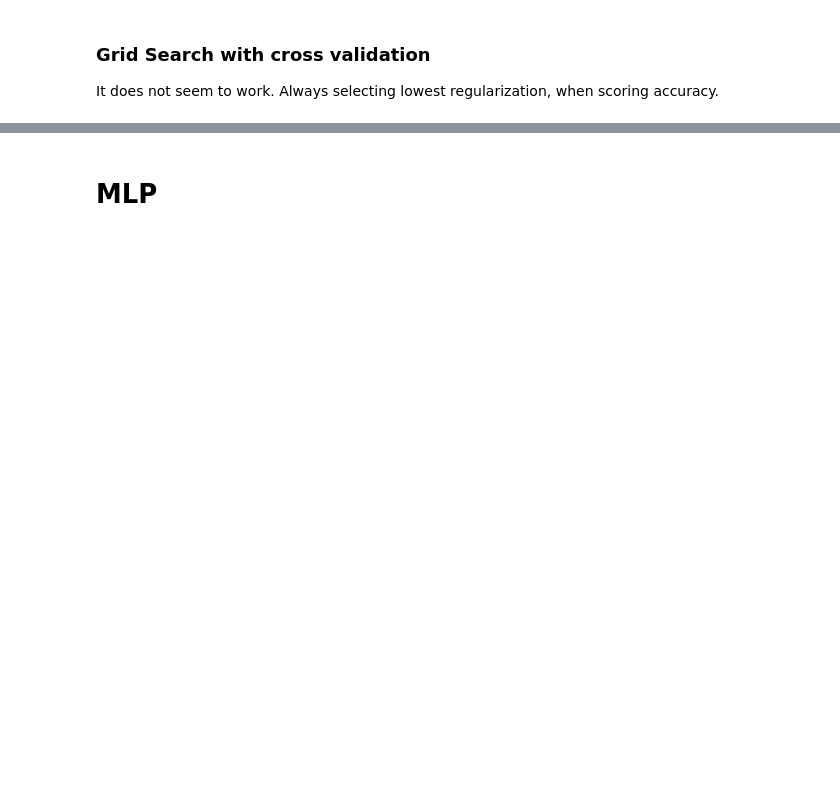
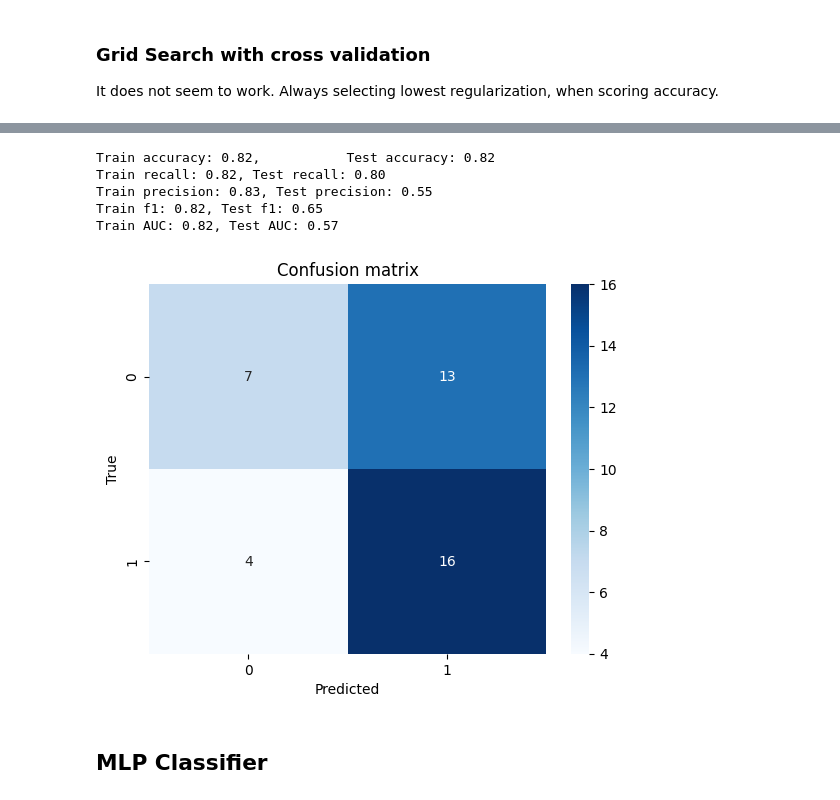
Before and after one commit to Wotaker/masters-thesis, a Jupyter notebook: master_thesis/notebooks/embedd_networks.ipynb, the cells around one changed output, grey strips where cells are left out. Cells and saved outputs as stored; diff of their text form; code cells hidden in the pictures; blank space fills up the shorter version.

```diff
--- a/master_thesis/notebooks/embedd_networks.ipynb
+++ b/master_thesis/notebooks/embedd_networks.ipynb
@@ -191,16 +161,17 @@ plot_confusion_matrix(y_test, y_test_hat)
 # %%
 # Fit Ridge classifier
-rf = RandomForestClassifier(n_estimators=100, max_depth=2, min_samples_leaf=8, random_state=42, oob_score=False)
+rf = RandomForestClassifier(n_estimators=100, max_depth=2, min_samples_leaf=10, random_state=43, oob_score=False)
 rf.fit(X_train, y_train)
 y_train_hat, y_test_hat = rf.predict(X_train), rf.predict(X_test)
 
-# Calculate accuracy
-train_accuracy = (y_train_hat == y_train).mean()
-test_accuracy = (y_test_hat == y_test).mean()
-print(f"Train accuracy: {train_accuracy:.2f}, Test accuracy: {test_accuracy:.2f}")
-print(f"Train recall: {recall_score(y_train, y_train_hat):.2f}, Test recall: {recall_score(y_test, y_test_hat):.2f}")
-print(f"Train precision: {precision_score(y_train, y_train_hat):.2f}, Test precision: {precision_score(y_test, y_test_hat):.2f}")
-print(f"Train f1: {f1_score(y_train, y_train_hat):.2f}, Test f1: {f1_score(y_test, y_test_hat):.2f}")
-plot_confusion_matrix(y_test, y_test_hat)
+# Evaluate
+evaluate(y_train, y_train_hat, y_test, y_test_hat)
+# %% [output]
+Train accuracy: 0.82,           Test accuracy: 0.82
+Train recall: 0.82, Test recall: 0.80
+Train precision: 0.83, Test precision: 0.55
+Train f1: 0.82, Test f1: 0.65
+Train AUC: 0.82, Test AUC: 0.57
+[figure, added]
 # %% [markdown]
-# MLP
+## MLP Classifier
```
Also changed, not shown: parts of 29 cells of this notebook, 5 other files.
